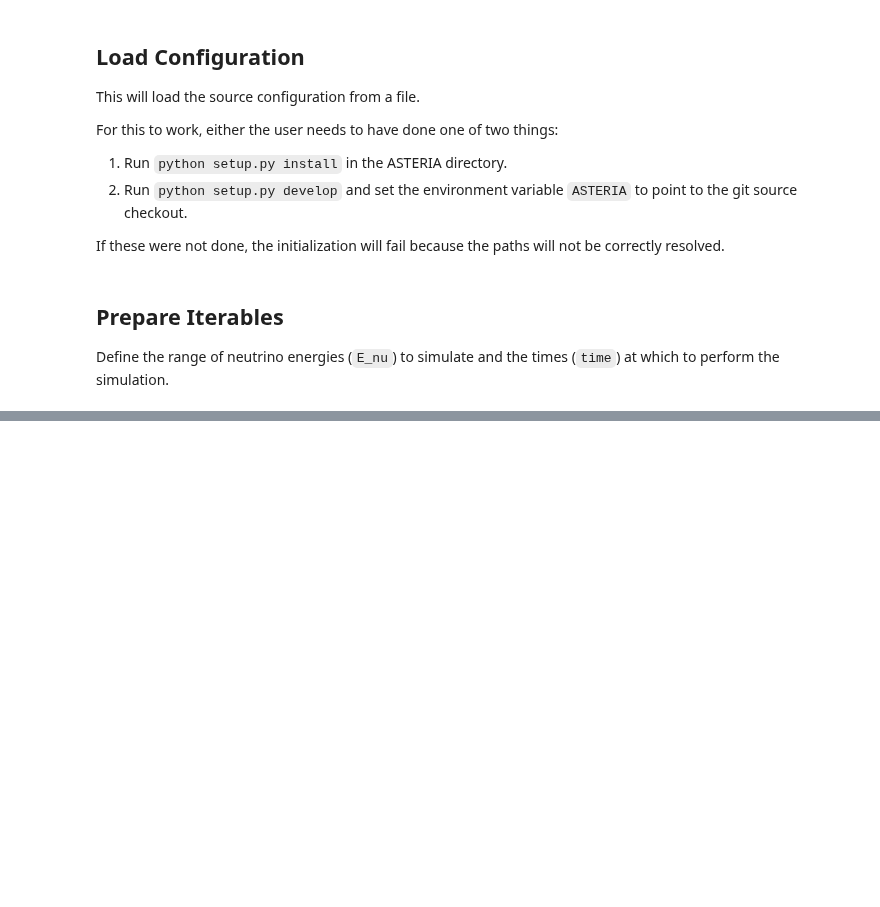
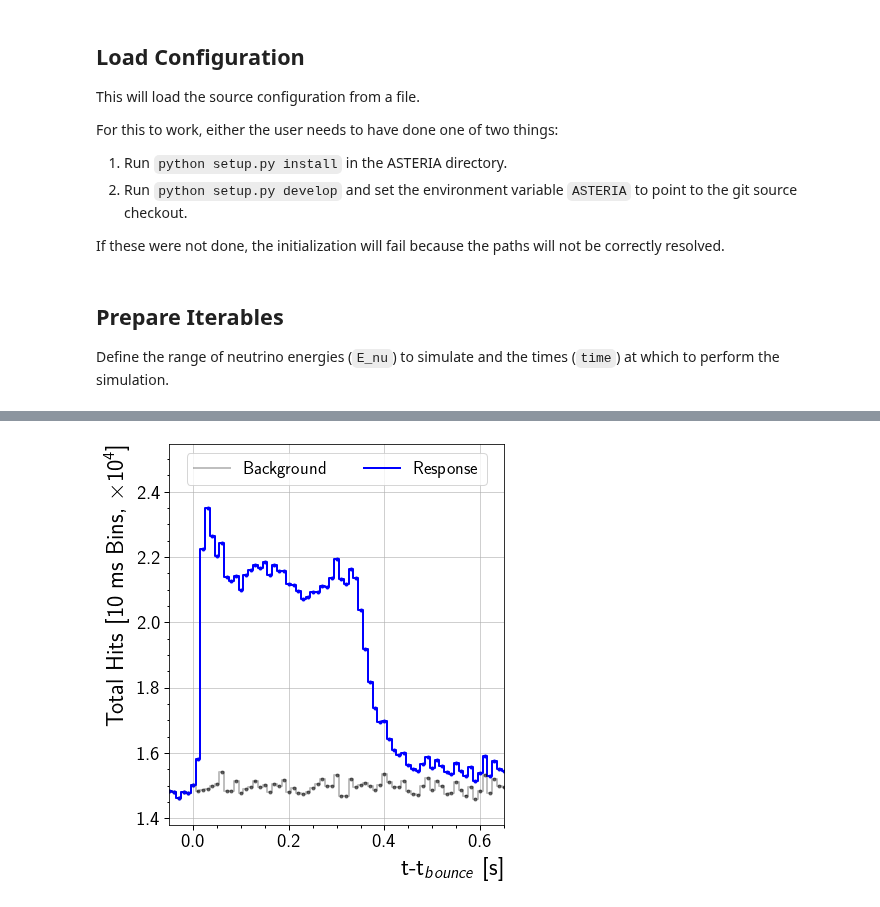
Before and after one commit to icecube/ASTERIA, a Jupyter notebook: docs/nb/detector_response.ipynb, the cells around one changed output, grey strips where cells are left out. Cells and saved outputs as stored; diff of their text form; code cells hidden in the pictures; blank space fills up the shorter version.

```diff
--- a/docs/nb/detector_response.ipynb
+++ b/docs/nb/detector_response.ipynb
@@ -260,0 +240,23 @@ for nu, flavor in enumerate(Flavor):
+# %%
+sn_dt = 0.01 #Units seconds: 10ms binning for plotting
+time_binned, bg_binned, signal_binned = bin_hits(i3, time, total_E_per_V.value, dt, sn_dt)
+
+# Scaled to improve readability of axis labels
+background = bg_binned/1e4
+signal = signal_binned/1e4
+response = background+signal
+
+fig, ax = plt.subplots(1, figsize = (6,7))
+ax.step(time_binned, background , lw=2, label='Background', color='k', alpha=0.25)[0]
+h = ax.step(time_binned, response, lw=2, label='Response', color='b')[0]
+# Error bars are computed on unscaled quantity and then scaled.
+ax.errorbar(time_binned - 0.5*sn_dt, background, yerr=np.sqrt(background)/1e4, color='k', alpha=0.5, fmt='.')
+ax.errorbar(time_binned - 0.5*sn_dt, response, yerr=np.sqrt(response)/1e4, color=h.get_color(), fmt='.')
+
+ylimits = ax.get_ylim()
+ax.set(xlim=(-0.05, 0.65), ylim=(ylimits[0], ylimits[1]+0.15))
+ax.set_xlabel(r't-t$_{bounce}$ [s]', horizontalalignment='right', x=1.0)
+ax.set_ylabel(r'Total Hits [10 ms Bins, $\times 10^4$]', horizontalalignment='right', y=1.0)
+l = ax.legend(loc='upper center', ncol=2)
+# %% [output]
+[figure, added]
```
Also changed, not shown: parts of 19 cells of this notebook, 6 other files.
